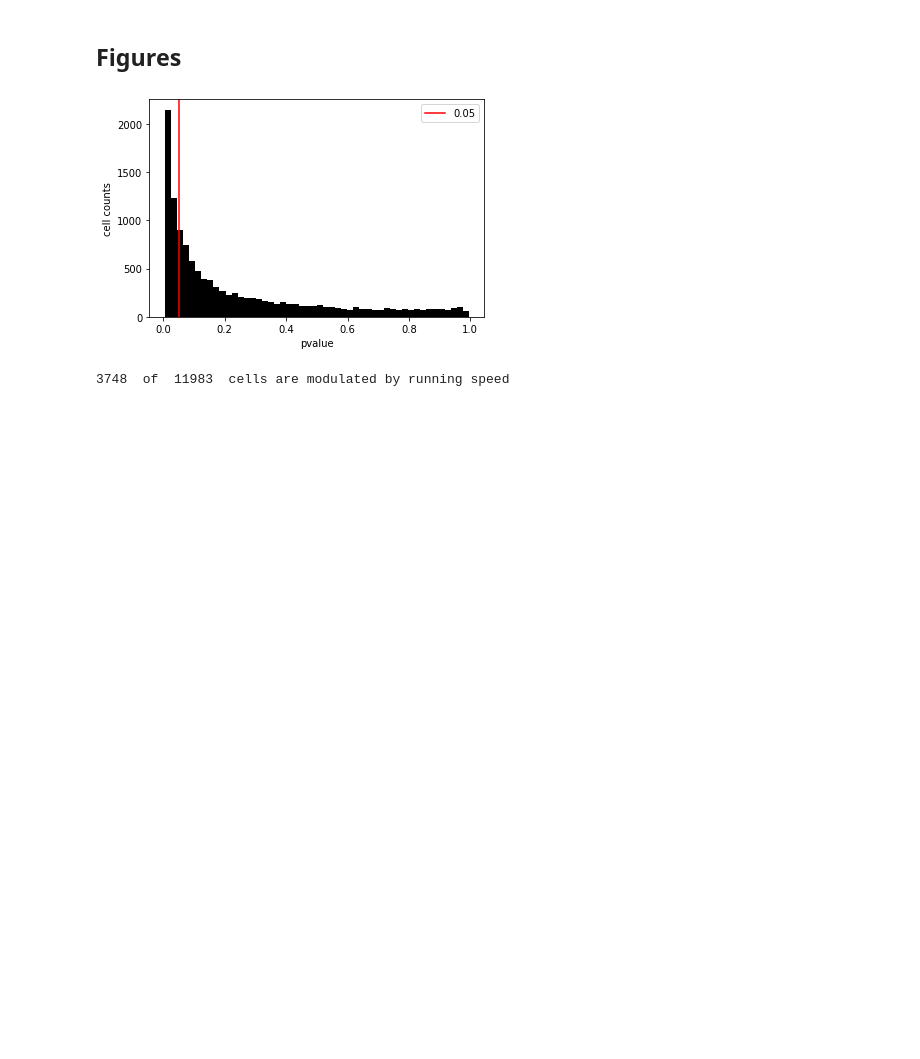
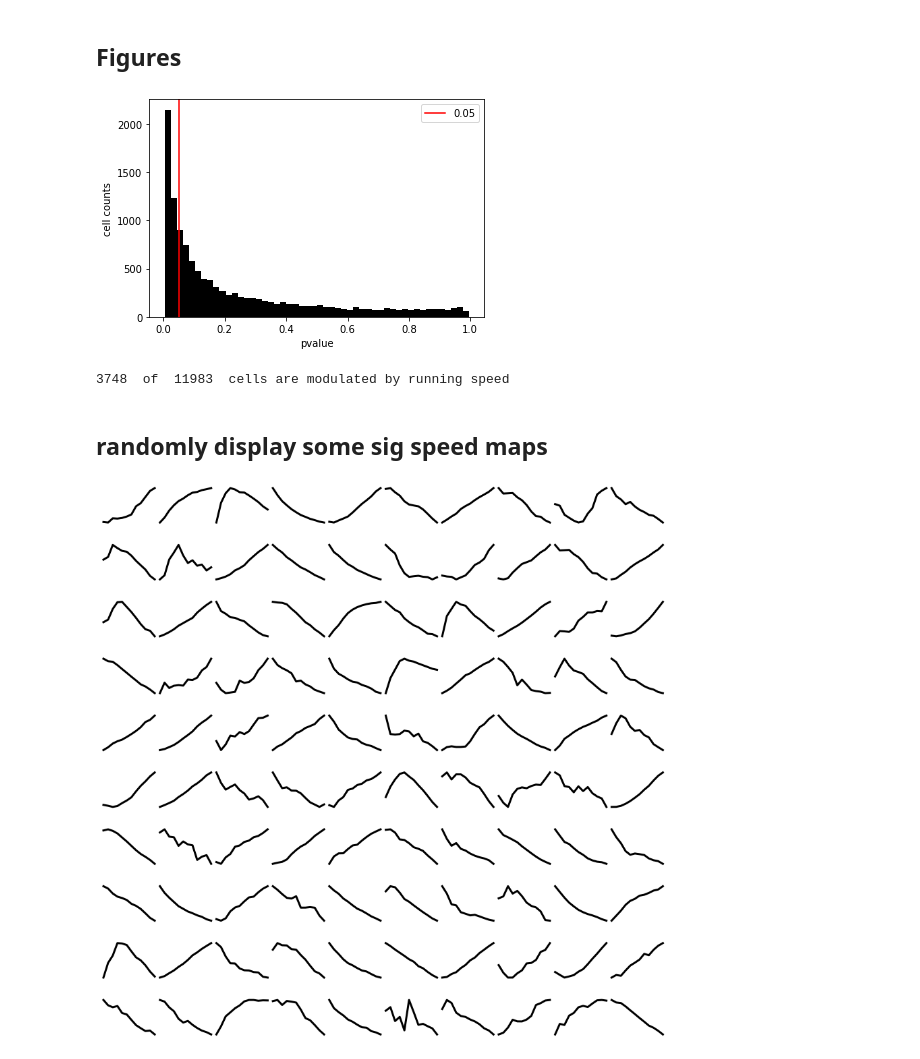
Before and after one commit to grawoods/teamA-grebes-NMA2020, a Jupyter notebook: speed_cells.ipynb, the cells around one changed output. Saved outputs shown, nothing was run; the diff lists cells and outputs as text; code cells hidden in the pictures; blank space fills up the shorter version.

Commit message:
added test figures and more data management

```diff
--- a/speed_cells.ipynb
+++ b/speed_cells.ipynb
@@ -150,10 +151,16 @@ df
 # %% [markdown]
 ## If data was already ran, load it here
 # %%
-np.save('/content/drive/My Drive/nma_data/6163622_v6/speed_map.npy',speed_map)
-speed_map = np.load('/content/drive/My Drive/nma_data/6163622_v6/speed_map.npy')
+if "speed_map" in locals():
+  print('saving')
+  np.save('/content/drive/My Drive/nma_data/6163622_v6/speed_map.npy',speed_map)
+else:
+  print('loading...')
+  speed_map = np.load('/content/drive/My Drive/nma_data/6163622_v6/speed_map.npy')
 
-df.to_pickle("/content/drive/My Drive/nma_data/6163622_v6/speed_cor.pkl")
-df = pd.read_pickle("/content/drive/My Drive/nma_data/6163622_v6/speed_cor.pkl")
+if "df" in locals():
+  df.to_pickle("/content/drive/My Drive/nma_data/6163622_v6/speed_cor.pkl")
+else:
+  df = pd.read_pickle("/content/drive/My Drive/nma_data/6163622_v6/speed_cor.pkl")
 df
 # %% [output]
@@ -185,3 +193,29 @@ print(sum(df.shuff_pvalue < 0.05),' of ',cells,' cells are modulated by running
 # %% [output]
 [figure]
 3748  of  11983  cells are modulated by running speed
+# %% [markdown]
+## randomly display some sig speed maps
+# %%
+idx = df.shuff_pvalue < 0.01
+speed_score = df.speed_score[idx]
+sig_speed_map = speed_map[idx]
+
+r = np.random.randint(0,len(sig_speed_map),100)
+
+fig, axs = plt.subplots(10,10, figsize=(15, 15), facecolor='w', edgecolor='k')
+fig.subplots_adjust(hspace = .5, wspace=.001)
+
+axs = axs.ravel()
+
+for i in range(100):
+  axs[i].plot(sig_speed_map[r[i]],'k',linewidth=3)
+  axs[i].axis('off')
+  # plt.xlabel('speed (a.u.)')
+  # plt.ylabel('Calcium response')
+  # plt.grid()
+
+# from google.colab import files
+# fig.savefig("abc.pdf")
+# files.download("abc.pdf")
+# %% [output]
+[figure, added]
```
Also changed, not shown: parts of 5 cells of this notebook.
